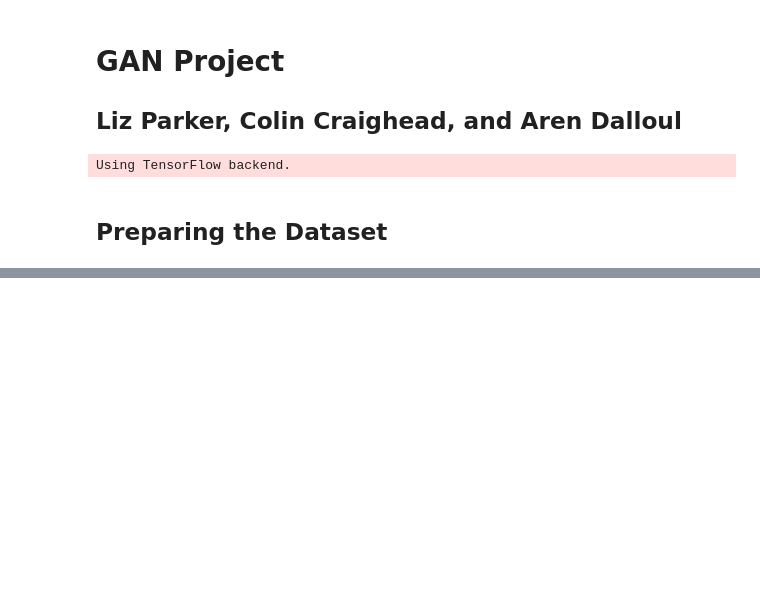
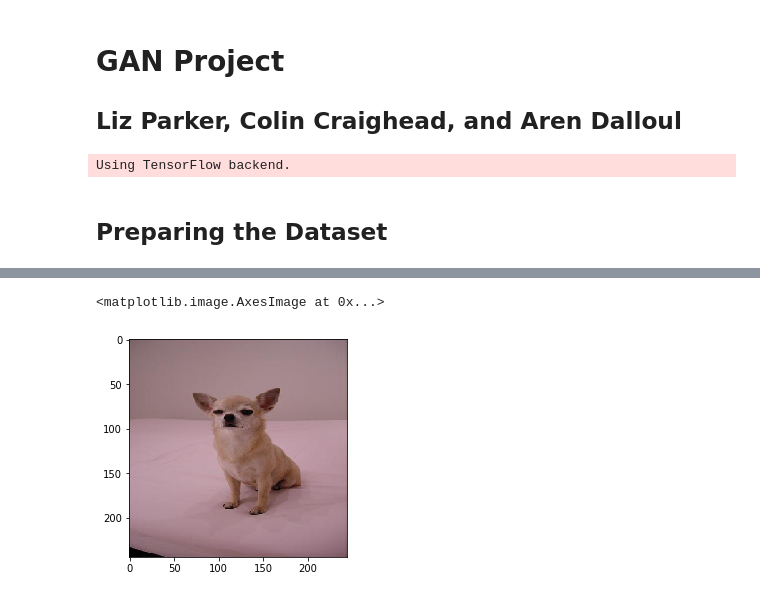
Before and after one commit to elpa8934/GAN, a Jupyter notebook: EDANotebook.ipynb, the cells around one changed output, grey strips where cells are left out. Saved outputs shown, nothing was run; the diff lists cells and outputs as text; code cells hidden in the pictures; blank space fills up the shorter version.

```diff
--- a/EDANotebook.ipynb
+++ b/EDANotebook.ipynb
@@ -74,0 +80,7 @@ train_df['width'] = [x.shape[1] for x in X_train]
+# %%
+X_train = np.array([img.img_to_array(img.load_img(path, target_size = (244,244))) for path in train_df['path']])
+# %%
+plt.imshow(X_train[1].astype('uint8'))
+# %% [output]
+<matplotlib.image.AxesImage at 0x...>
+[figure, added]
```
Also changed, not shown: parts of 5 cells of this notebook, 1 other file.
